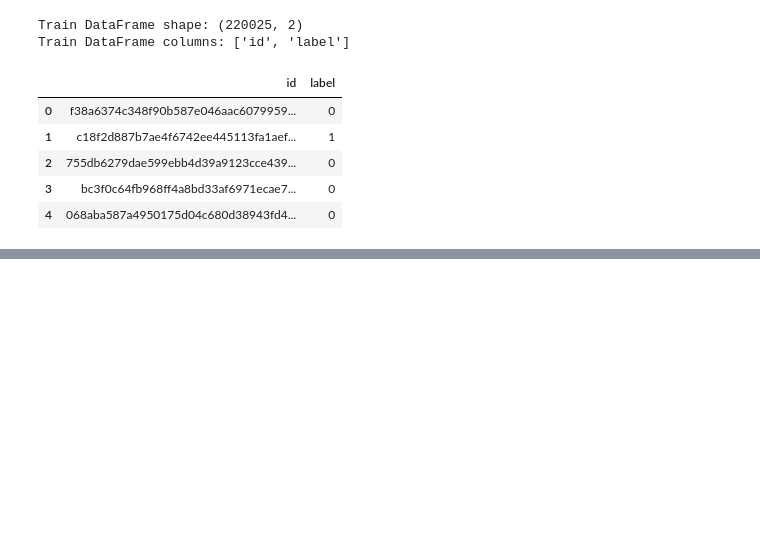
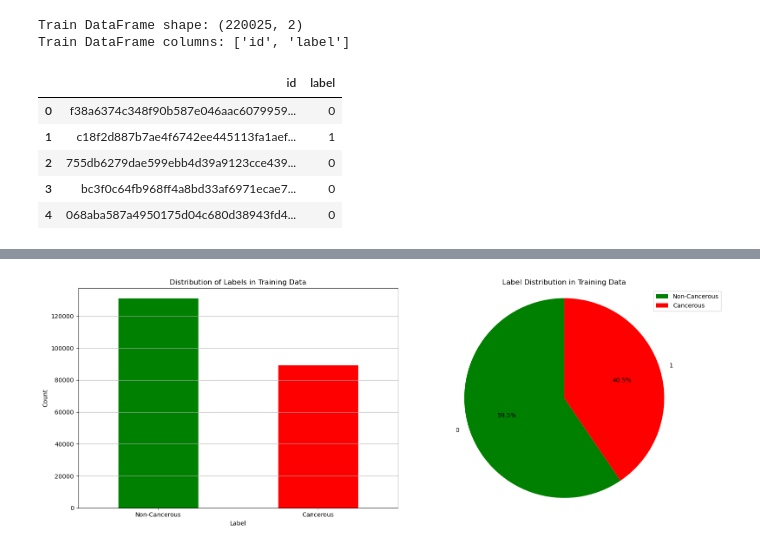
Before and after one commit to devmarkpro/histopathologic-cancer-detection, a Jupyter notebook: main.ipynb, the cells around one changed output, grey strips where cells are left out. Saved outputs shown, nothing was run; the diff lists cells and outputs as text; code cells hidden in the pictures; blank space fills up the shorter version.

```diff
--- a/main.ipynb
+++ b/main.ipynb
@@ -108,0 +94,34 @@ Showing random image from: ./data/train/489d2a912f0c12a6a3da0d1a5eeae854e57a72d9
+# %%
+# Visualizing the distribution of labels in the training dataset
+fig, axes = plt.subplots(1, 2, figsize=(16, 6))
+
+# Bar chart of label counts on the left
+train_df['label'].value_counts().plot(
+    kind='bar',
+    ax=axes[0],
+    color=['green', 'red']
+)
+axes[0].set_title('Distribution of Labels in Training Data')
+axes[0].set_xlabel('Label')
+axes[0].set_ylabel('Count')
+axes[0].set_xticks([0, 1])
+axes[0].set_xticklabels(['Non-Cancerous', 'Cancerous'], rotation=0)
+axes[0].grid(axis='y')
+
+# Pie chart of percentage distribution on the right
+train_df['label'].value_counts().plot(
+    kind='pie',
+    ax=axes[1],
+    autopct='%1.1f%%',
+    startangle=90,
+    colors=['green', 'red']
+)
+axes[1].set_title('Label Distribution in Training Data')
+axes[1].legend(['Non-Cancerous', 'Cancerous'], loc='upper right')
+axes[1].set_ylabel('')
+axes[1].axis('equal')
+
+plt.tight_layout()
+plt.show()
+# %% [output]
+[figure, added]
```
Also changed, not shown: parts of 8 cells of this notebook, 1 other file.
